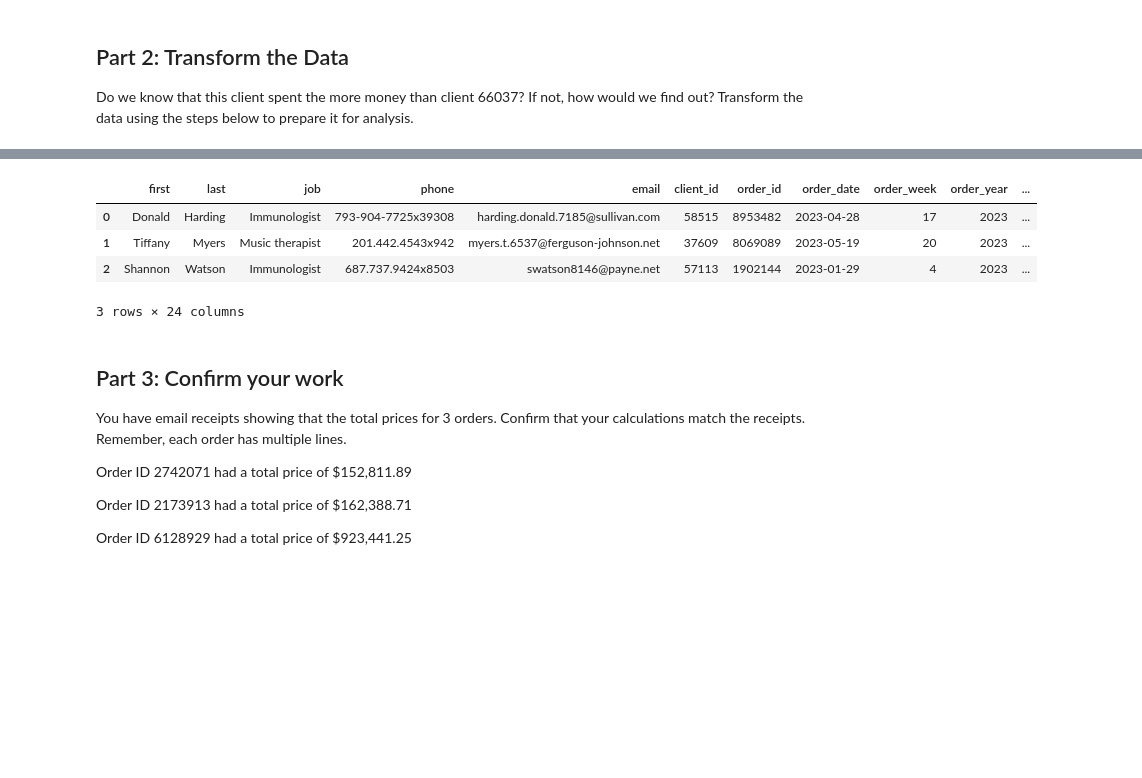
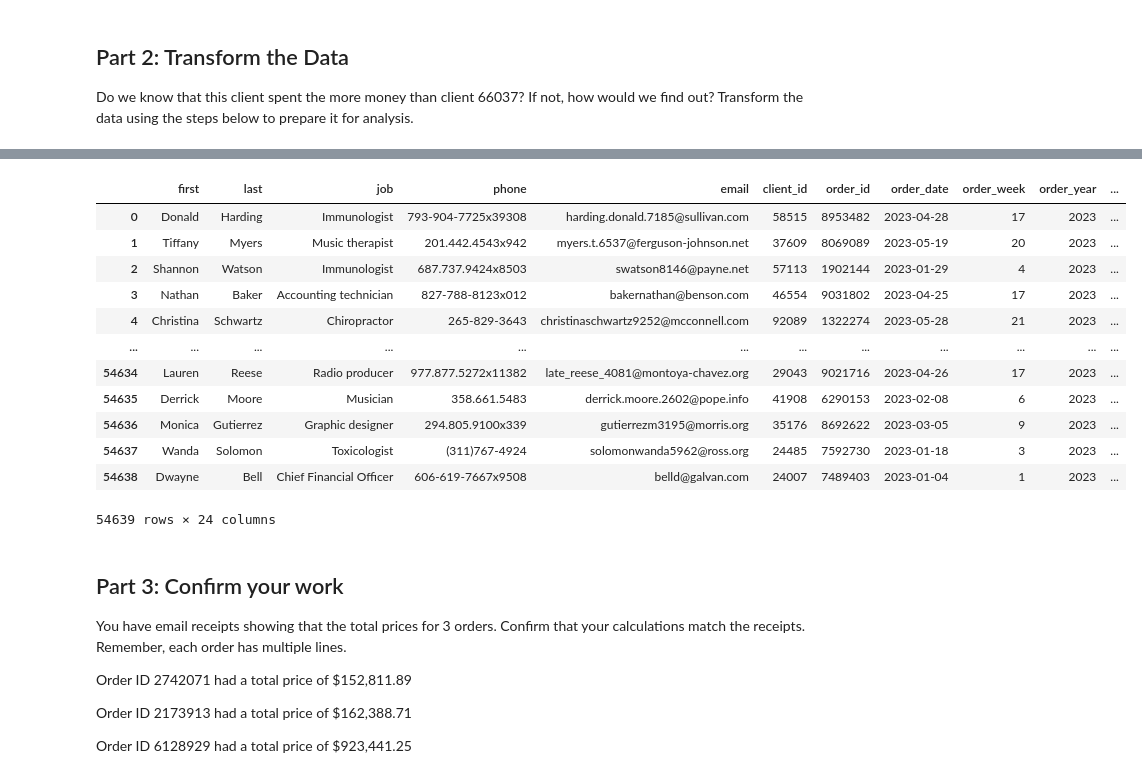
Before and after one commit to King-Rian/pandas-challenge-1, a Jupyter notebook: wholesale_data_analysis_starter_code.ipynb, the cells around one changed output, grey strips where cells are left out. Cells and saved outputs as stored; diff of their text form; code cells hidden in the pictures; blank space fills up the shorter version.

```diff
--- a/wholesale_data_analysis_starter_code.ipynb
+++ b/wholesale_data_analysis_starter_code.ipynb
@@ -93,6 +124,10 @@ Name: count, dtype: int64
 Do we know that this client spent the more money than client 66037? If not, how would we find out? Transform the data using the steps below to prepare it for analysis.
 # %%
 # Create a column that calculates the subtotal for each line using the unit_price and the qty
+
+df['line_subtotal'] = df['unit_price'] * df['qty']
+
+df[["unit_price", "qty", "line_subtotal"]].head(5)
 # %% [output]
 |  | unit_price | qty | line_subtotal |
 | 0 | 1096.80 | 105 | 115164.00 |
@@ -100,4 +138,10 @@ Do we know that this client spent the more money than client 66037? If not, how
 # %%
 # Create a column for shipping price.
 # Assume a shipping price of $7 per pound for orders over 50 pounds and $10 per pound for items 50 pounds or under.
+
+df['total_weight'] = df['unit_weight'] * df['qty']
+
+df['shipping_price'] = df['total_weight'].apply(lambda x: 7 * x if x > 50 else 10 * x)
+
+df
 # %% [output]
@@ -108,3 +161,9 @@ Do we know that this client spent the more money than client 66037? If not, how
 # %%
 # Create a column for the total price using the subtotal and the shipping price along with a sales tax of 9.25%
+
+sales_tax_rate = 9.25 / 100
+
+df['line_price'] = df.apply(lambda row: (row['line_subtotal'] + row['shipping_price']) * (1 + sales_tax_rate), axis=1)
+
+df
 # %% [output]
@@ -115,6 +183,11 @@ Do we know that this client spent the more money than client 66037? If not, how
 # %%
 # Create a column for the cost of each line using unit cost, qty, and
 # shipping price (assume the shipping cost is exactly what is charged to the client).
+
+
+df['line_cost'] = (df['unit_cost'] * df['qty']) + df['shipping_price']
+
+df
 # %% [output]
 |  | first | last | job | phone | email | client_id | order_id | order_date | order_week | order_year | ... |
 | 0 | Donald | Harding | Immunologist | 793-904-7725x39308 | harding.donald.7185@sullivan.com | 58515 | 8953482 | 2023-04-28 | 17 | 2023 | ... |
@@ -124,11 +205,23 @@ Do we know that this client spent the more money than client 66037? If not, how
 # %%
 # Create a column for the profit of each line using line cost and line price
+
+df['line_profit'] = df['line_price'] - df['line_cost']
+
+df
 # %% [output]
 |  | first | last | job | phone | email | client_id | order_id | order_date | order_week | order_year | ... |
 | 0 | Donald | Harding | Immunologist | 793-904-7725x39308 | harding.donald.7185@sullivan.com | 58515 | 8953482 | 2023-04-28 | 17 | 2023 | ... |
 | 1 | Tiffany | Myers | Music therapist | 201.442.4543x942 | myers.t.6537@ferguson-johnson.net | 37609 | 8069089 | 2023-05-19 | 20 | 2023 | ... |
 | 2 | Shannon | Watson | Immunologist | 687.737.9424x8503 | swatson8146@payne.net | 57113 | 1902144 | 2023-01-29 | 4 | 2023 | ... |
+| 3 | Nathan | Baker | Accounting technician | 827-788-8123x012 | bakernathan@benson.com | 46554 | 9031802 | 2023-04-25 | 17 | 2023 | ... |
+| 4 | Christina | Schwartz | Chiropractor | 265-829-3643 | christinaschwartz9252@mcconnell.com | 92089 | 1322274 | 2023-05-28 | 21 | 2023 | ... |
+| ... | ... | ... | ... | ... | ... | ... | ... | ... | ... | ... | ... |
+| 54634 | Lauren | Reese | Radio producer | 977.877.5272x11382 | late_reese_4081@montoya-chavez.org | 29043 | 9021716 | 2023-04-26 | 17 | 2023 | ... |
+| 54635 | Derrick | Moore | Musician | 358.661.5483 | derrick.moore.2602@pope.info | 41908 | 6290153 | 2023-02-08 | 6 | 2023 | ... |
+| 54636 | Monica | Gutierrez | Graphic designer | 294.805.9100x339 | gutierrezm3195@morris.org | 35176 | 8692622 | 2023-03-05 | 9 | 2023 | ... |
+| 54637 | Wanda | Solomon | Toxicologist | (311)767-4924 | solomonwanda5962@ross.org | 24485 | 7592730 | 2023-01-18 | 3 | 2023 | ... |
+| 54638 | Dwayne | Bell | Chief Financial Officer | 606-619-7667x9508 | belld@galvan.com | 24007 | 7489403 | 2023-01-04 | 1 | 2023 | ... |
-3 rows × 24 columns
+54639 rows × 24 columns
 # %% [markdown]
 ## Part 3: Confirm your work
 You have email receipts showing that the total prices for 3 orders. Confirm that your calculations match the receipts. Remember, each order has multiple lines.
```
Also changed, not shown: parts of 16 cells of this notebook.
